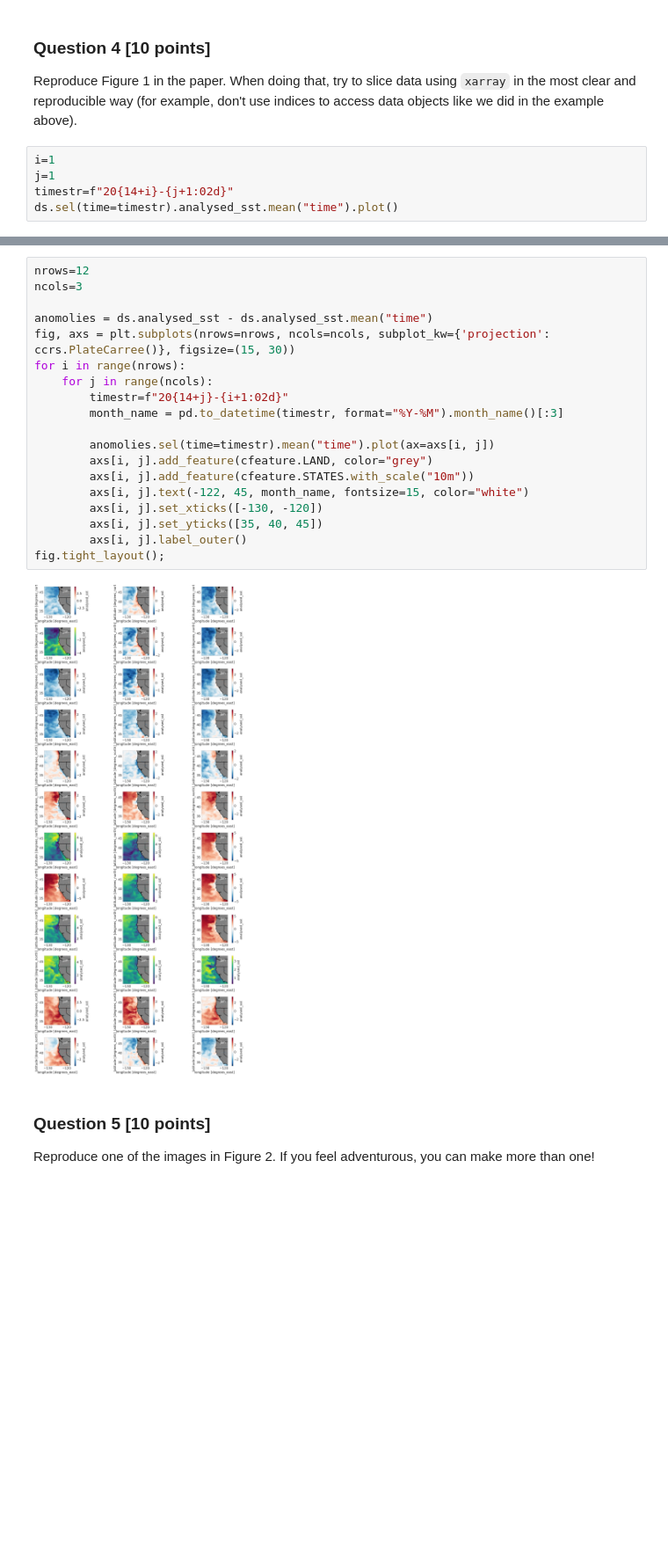
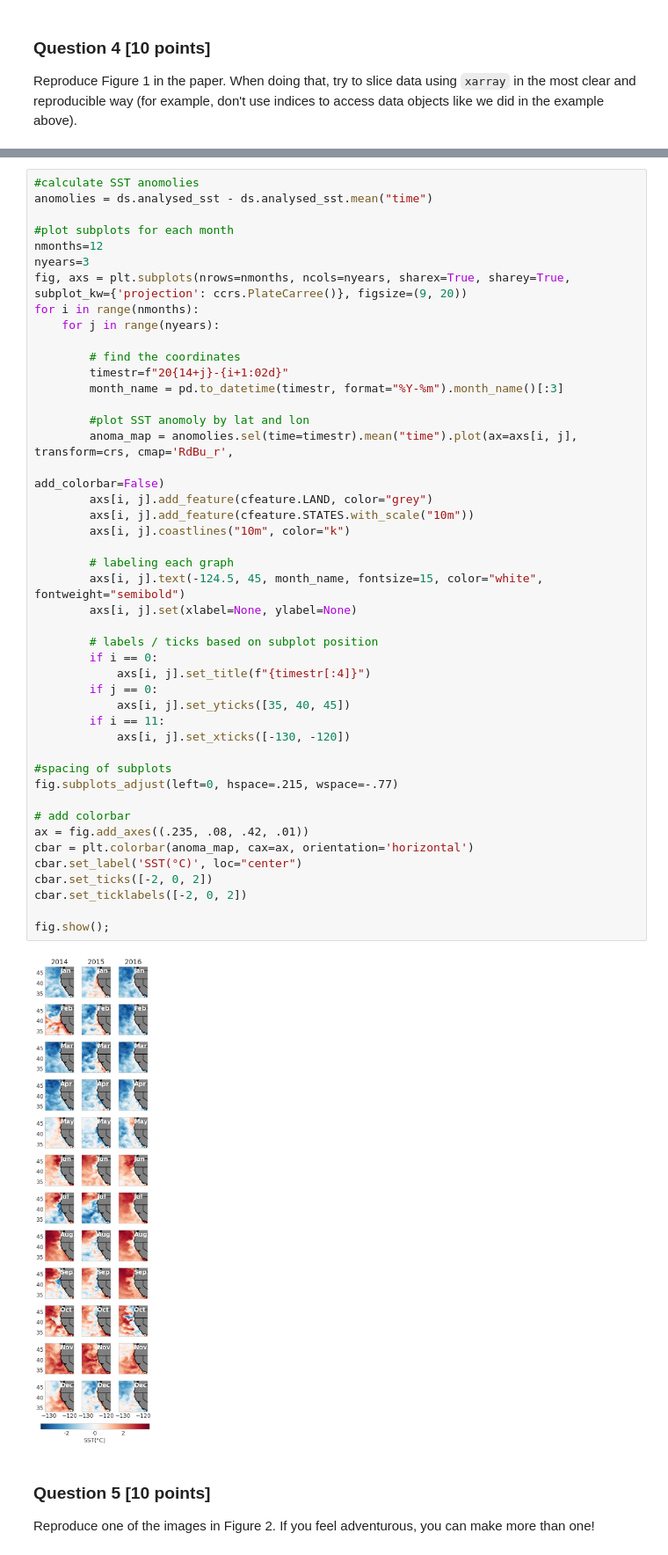
Before and after one commit to UCB-stat-159-s23/hw03-Group11, a Jupyter notebook: hw03-climate.ipynb, the cells around one changed output, grey strips where cells are left out. Shown at 88% size. Saved outputs shown, nothing was run; the diff lists cells and outputs as text; blank space fills up the shorter version.

Commit message:
improved labeling and subplot spacing for Q4

```diff
--- a/hw03-climate.ipynb
+++ b/hw03-climate.ipynb
@@ -257,8 +257,3 @@ ax.add_feature(cfeature.STATES.with_scale("10m"))
 ### Question 4 [10 points]
 
 Reproduce Figure 1 in the paper. When doing that, try to slice data using `xarray` in the most clear and reproducible way (for example, don't use indices to access data objects like we did in the example above).
-# %%
-i=1
-j=1
-timestr=f"20{14+i}-{j+1:02d}"
-ds.sel(time=timestr).analysed_sst.mean("time").plot()
@@ -268,24 +260,50 @@ ds.sel(time=timestr).analysed_sst.mean("time").plot()
 # %%
-nrows=12
-ncols=3
+#calculate SST anomolies
+anomolies = ds.analysed_sst - ds.analysed_sst.mean("time")
 
-anomolies = ds.analysed_sst - ds.analysed_sst.mean("time")
-fig, axs = plt.subplots(nrows=nrows, ncols=ncols, subplot_kw={'projection': ccrs.PlateCarree()}, figsize=(15, 30))
-for i in range(nrows):
-    for j in range(ncols):
+#plot subplots for each month
+nmonths=12
+nyears=3
+fig, axs = plt.subplots(nrows=nmonths, ncols=nyears, sharex=True, sharey=True, subplot_kw={'projection': ccrs.PlateCarree()}, figsize=(9, 20))
+for i in range(nmonths):
+    for j in range(nyears):
+
+        # find the coordinates
         timestr=f"20{14+j}-{i+1:02d}"
-        month_name = pd.to_datetime(timestr, format="%Y-%M").month_name()[:3]
+        month_name = pd.to_datetime(timestr, format="%Y-%m").month_name()[:3]
 
-        anomolies.sel(time=timestr).mean("time").plot(ax=axs[i, j])
+        #plot SST anomoly by lat and lon
+        anoma_map = anomolies.sel(time=timestr).mean("time").plot(ax=axs[i, j], transform=crs, cmap='RdBu_r',
+                                                                          add_colorbar=False)
         axs[i, j].add_feature(cfeature.LAND, color="grey")
         axs[i, j].add_feature(cfeature.STATES.with_scale("10m"))
-        axs[i, j].text(-122, 45, month_name, fontsize=15, color="white")
-        axs[i, j].set_xticks([-130, -120])
-        axs[i, j].set_yticks([35, 40, 45])
-        axs[i, j].label_outer()
-fig.tight_layout();
+        axs[i, j].coastlines("10m", color="k")
+
+        # labeling each graph
+        axs[i, j].text(-124.5, 45, month_name, fontsize=15, color="white", fontweight="semibold")
+        axs[i, j].set(xlabel=None, ylabel=None)
+
+        # labels / ticks based on subplot position
+        if i == 0:
+            axs[i, j].set_title(f"{timestr[:4]}")
+        if j == 0:
+            axs[i, j].set_yticks([35, 40, 45])
+        if i == 11:
+            axs[i, j].set_xticks([-130, -120])
+
+#spacing of subplots
+fig.subplots_adjust(left=0, hspace=.215, wspace=-.77)
+
+# add colorbar
+ax = fig.add_axes((.235, .08, .42, .01))
+cbar = plt.colorbar(anoma_map, cax=ax, orientation='horizontal')
+cbar.set_label('SST(°C)', loc="center")
+cbar.set_ticks([-2, 0, 2])
+cbar.set_ticklabels([-2, 0, 2])
+
+fig.show();
 # %% [output]
-[figure, old version]
+[figure, new version]
 # %% [markdown]
 ### Question 5 [10 points]
 
```
Also changed, not shown: parts of 3 cells of this notebook.
